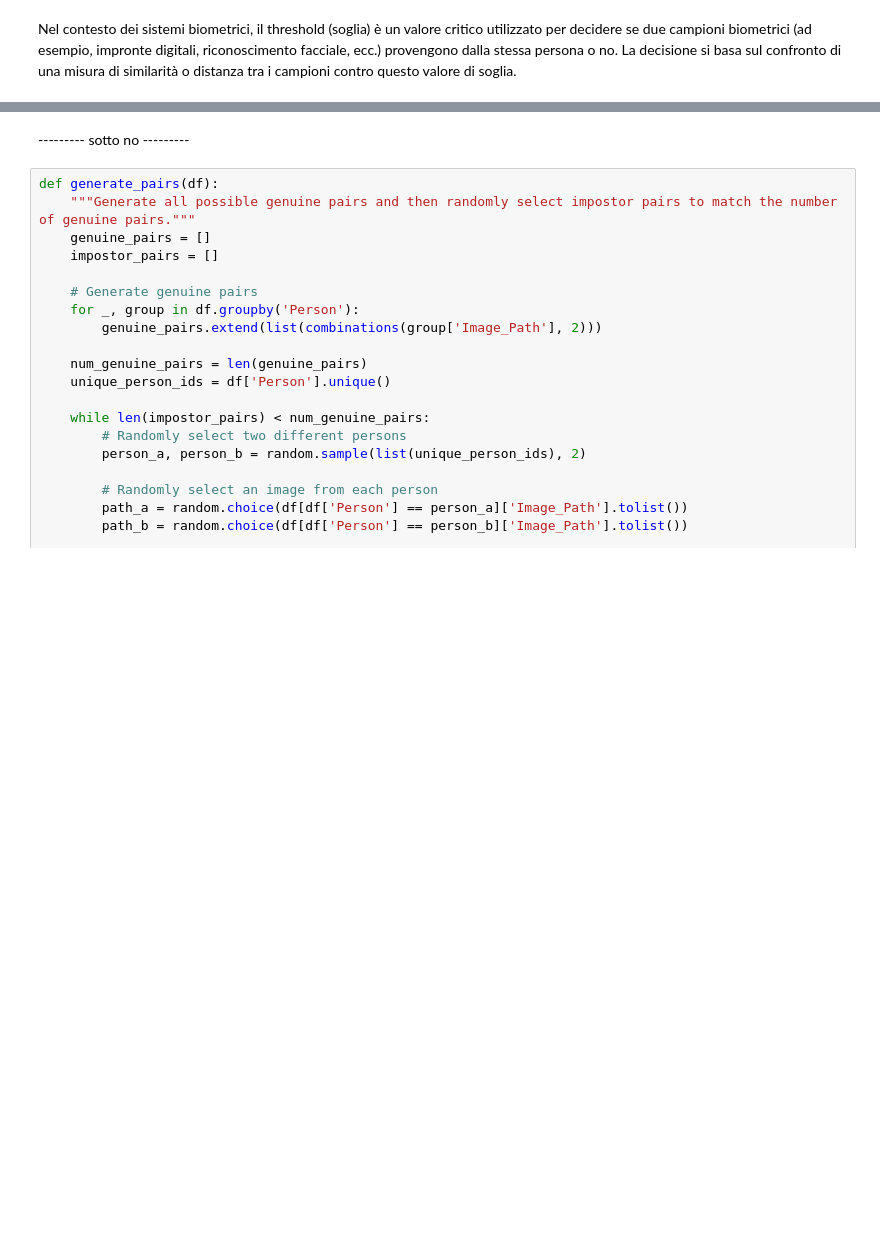
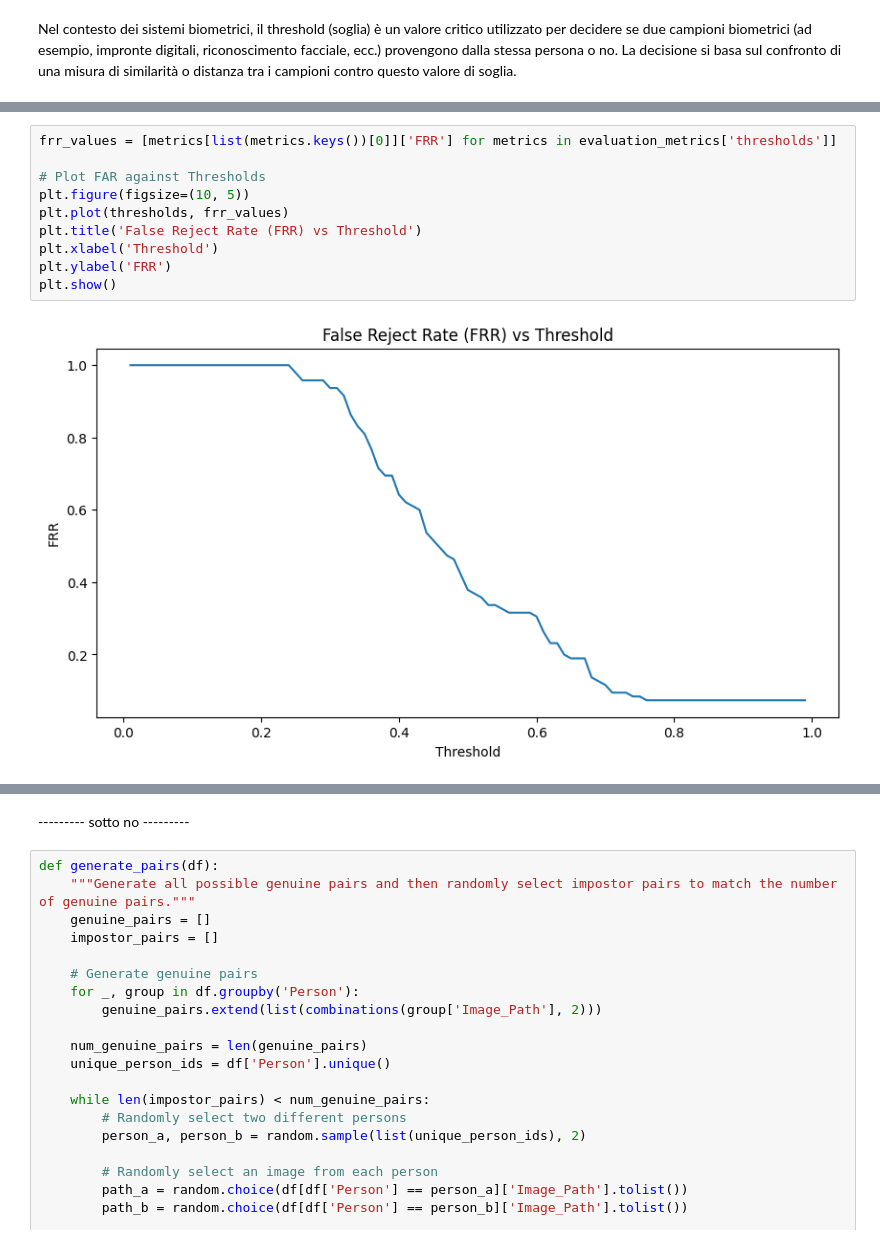
Before and after one commit to jngelena/BiometricSystem, a Jupyter notebook: eval_lfw.ipynb, the cells around one changed output, grey strips where cells are left out. Cells and saved outputs as stored; diff of their text form; blank space fills up the shorter version.

```diff
--- a/eval_lfw.ipynb
+++ b/eval_lfw.ipynb
@@ -227,0 +359,12 @@ print(result['distance'])
+# %%
+frr_values = [metrics[list(metrics.keys())[0]]['FRR'] for metrics in evaluation_metrics['thresholds']]
+
+# Plot FAR against Thresholds
+plt.figure(figsize=(10, 5))
+plt.plot(thresholds, frr_values)
+plt.title('False Reject Rate (FRR) vs Threshold')
+plt.xlabel('Threshold')
+plt.ylabel('FRR')
+plt.show()
+# %% [output]
+[figure, added]
```
Also changed, not shown: parts of 42 cells of this notebook, 2 other files.
